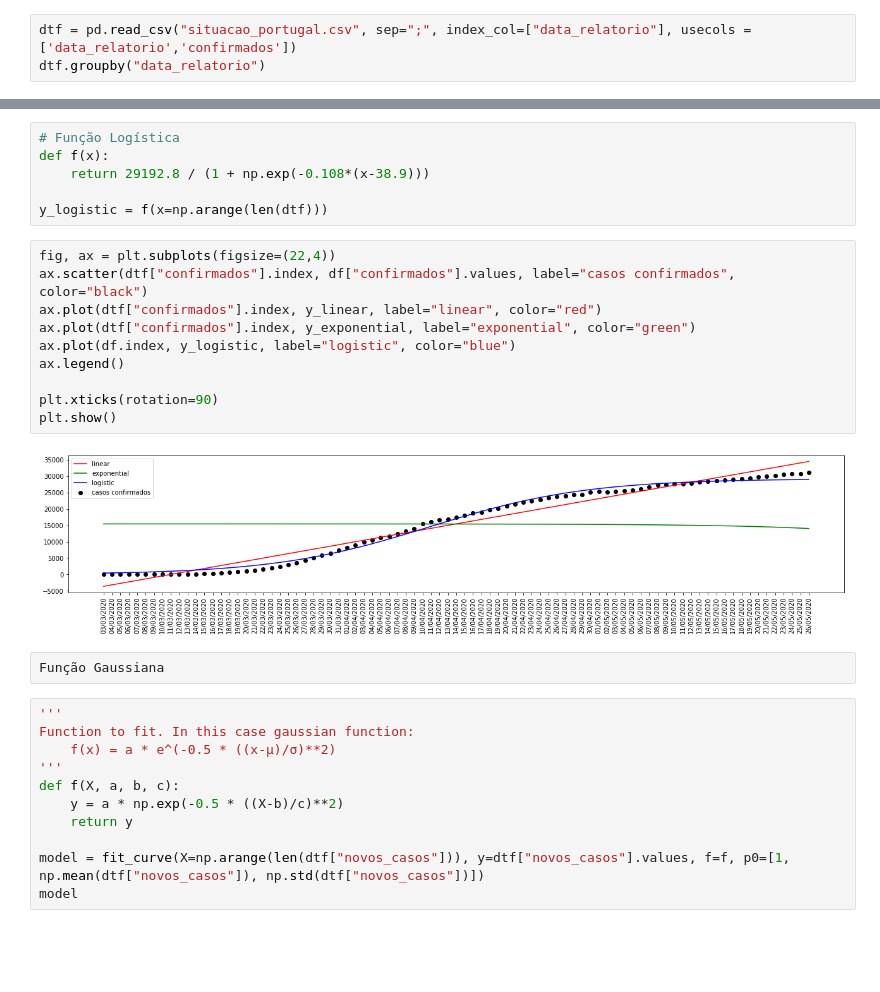
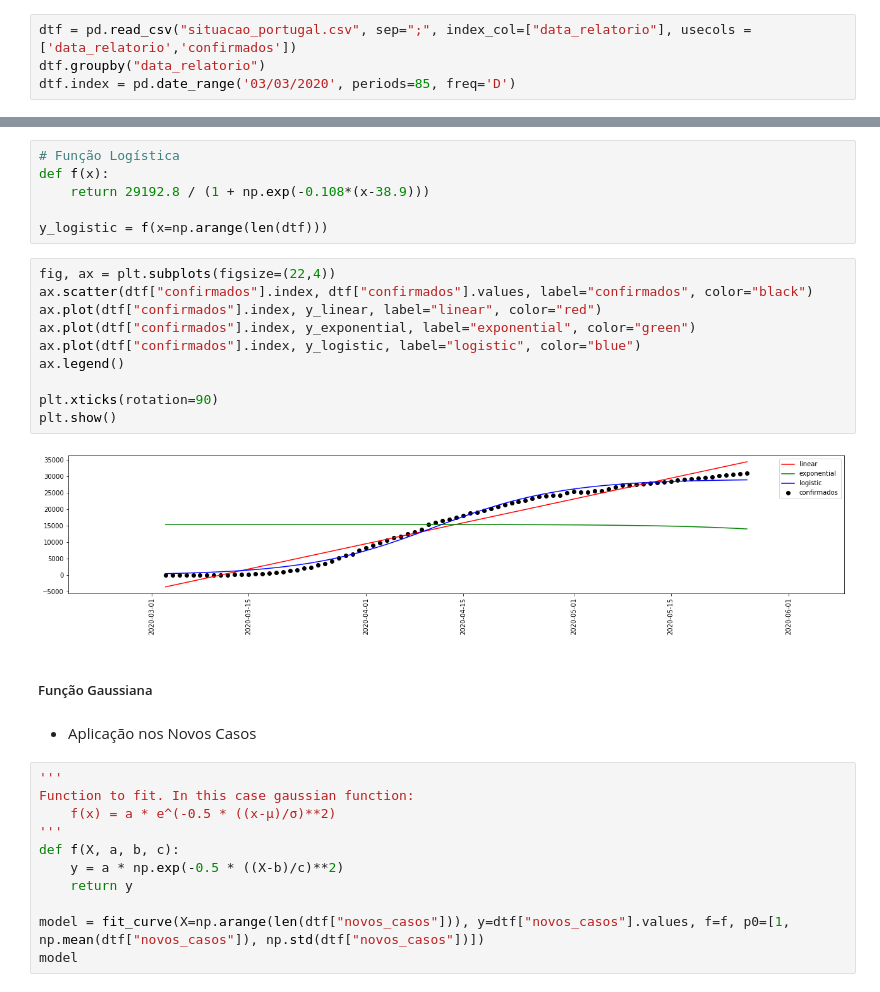
Before and after one commit to a82207/Epidemiologia, a Jupyter notebook: COVID_19/dados_estatísticos/Situação_PT.ipynb, the cells around one changed output, grey strips where cells are left out. Saved outputs shown, nothing was run; the diff lists cells and outputs as text; blank space fills up the shorter version.

```diff
--- a/COVID_19/dados_estatísticos/Situação_PT.ipynb
+++ b/COVID_19/dados_estatísticos/Situação_PT.ipynb
@@ -151,3 +159,4 @@ ax3.legend(loc='upper left', markerscale=2, markerfirst=True, fontsize='xx-large
 # %%
 dtf = pd.read_csv("situacao_portugal.csv", sep=";", index_col=["data_relatorio"], usecols = ['data_relatorio','confirmados'])
 dtf.groupby("data_relatorio")
+dtf.index = pd.date_range('03/03/2020', periods=85, freq='D')
@@ -262,18 +261,20 @@ def f(x):
 y_logistic = f(x=np.arange(len(dtf)))
 # %%
 fig, ax = plt.subplots(figsize=(22,4))
-ax.scatter(dtf["confirmados"].index, df["confirmados"].values, label="casos confirmados", color="black")
+ax.scatter(dtf["confirmados"].index, dtf["confirmados"].values, label="confirmados", color="black")
 ax.plot(dtf["confirmados"].index, y_linear, label="linear", color="red")
 ax.plot(dtf["confirmados"].index, y_exponential, label="exponential", color="green")
-ax.plot(df.index, y_logistic, label="logistic", color="blue")
+ax.plot(dtf["confirmados"].index, y_logistic, label="logistic", color="blue")
 ax.legend()
 
 plt.xticks(rotation=90)
 plt.show()
 # %% [output]
-[figure, old version]
+[figure, new version]
-# %% [raw]
-Função Gaussiana
+# %% [markdown]
+##### Função Gaussiana
+# %% [markdown]
+- Aplicação nos Novos Casos
 # %%
 '''
 Function to fit. In this case gaussian function:
```
Also changed, not shown: parts of 52 cells of this notebook.
